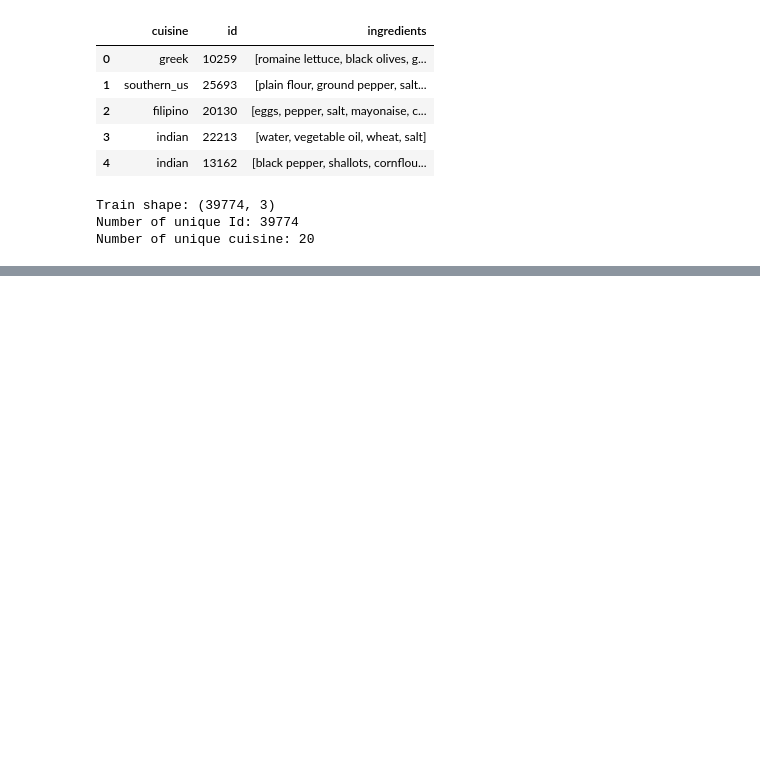
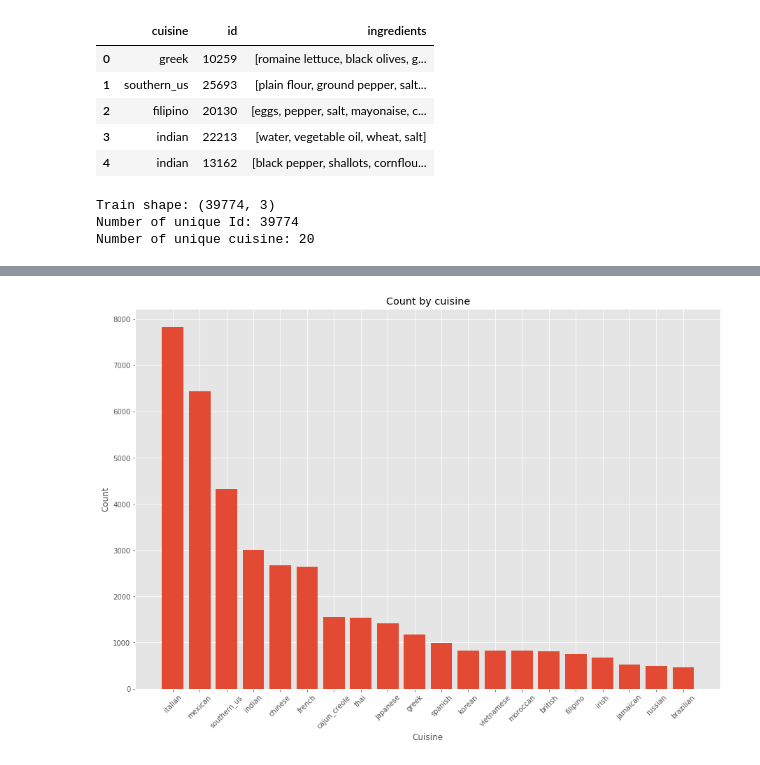
Before and after one commit to NajibMAHJOUBI/what_cooking, a Jupyter notebook: notebook/exploring_data.ipynb, the cells around one changed output, grey strips where cells are left out. Cells and saved outputs as stored; diff of their text form; code cells hidden in the pictures; blank space fills up the shorter version.

Commit message:
plot count categories

```diff
--- a/notebook/exploring_data.ipynb
+++ b/notebook/exploring_data.ipynb
@@ -4,3 +1,11 @@ import pandas as pd
+# %%
+import os
+import numpy as np
+import pandas as pd
+from collections import Counter
+import matplotlib.pyplot as plt
+%matplotlib inline
+plt.style.use('ggplot')
 # %%
 path = "../data"
 # %%
@@ -52,0 +30,4 @@ dtype: object
+# %%
+cuisine_count = train["cuisine"].value_counts().to_dict().items()
+cuisine_count.sort(key=lambda p: p[1], reverse=True)
+cuisine_count
@@ -53,2 +55,16 @@ dtype: object
+# %%
+fig, ax = plt.subplots(nrows=1, ncols=1, figsize=(15, 10))
+count = map(lambda p: p[1], cuisine_count)
+ticks = map(lambda p: p[0], cuisine_count)
+ind = np.arange(len(ticks))
+width = 0.35
+ax.bar(ind, count);
+ax.set_ylabel("Count");
+ax.set_xlabel("Cuisine");
+ax.set_title("Count by cuisine");
+ax.set_xticks(ind);
+ax.set_xticklabels(ticks, rotation=45);
+# %% [output]
+[figure, added]
 # %%
 words = reduce(lambda x,y: x+y, list(train["ingredients"].values))
```
Also changed, not shown: parts of 7 cells of this notebook.
